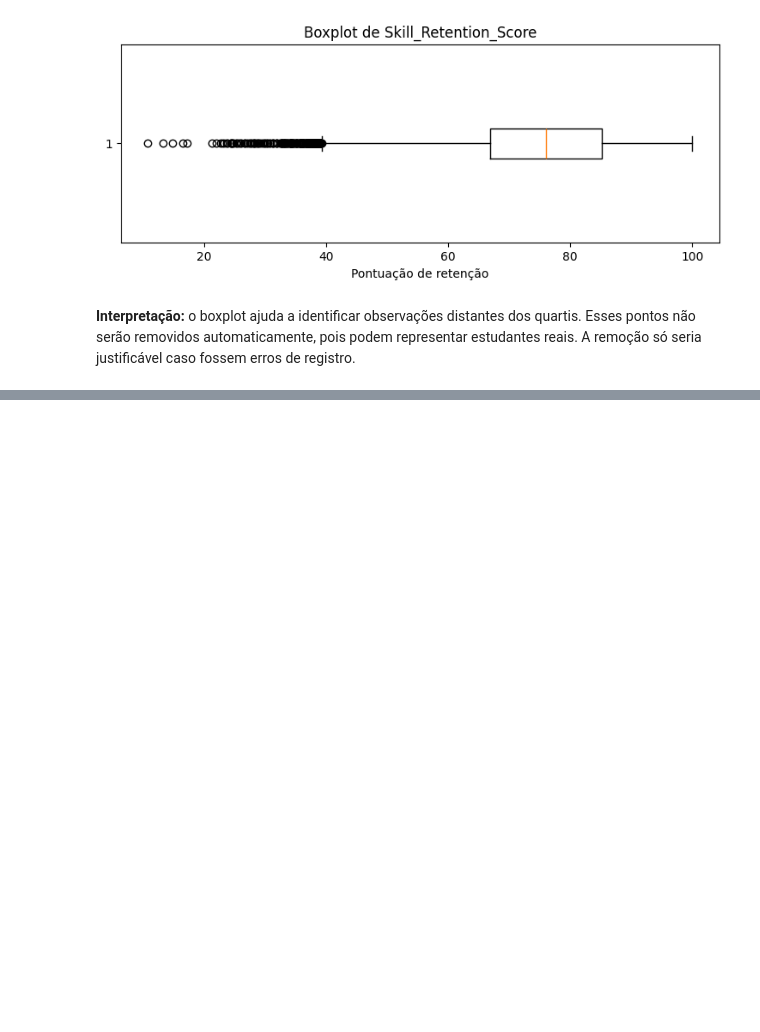
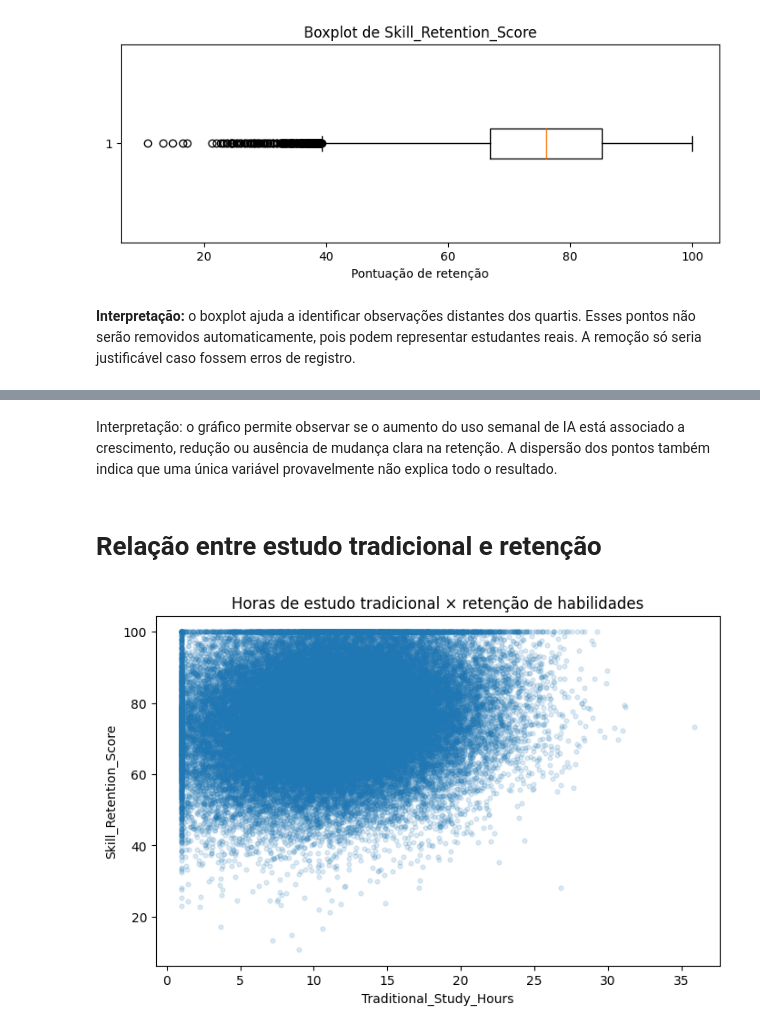
Before and after one commit to thaynagoncalves/projeto-final-IA, a Jupyter notebook: ProjetoFInal_IA.ipynb, the cells around one changed output, grey strips where cells are left out. Cells and saved outputs as stored; diff of their text form; code cells hidden in the pictures; blank space fills up the shorter version.

```diff
--- a/ProjetoFInal_IA.ipynb
+++ b/ProjetoFInal_IA.ipynb
@@ -344,0 +399,18 @@ plt.show()
+# %% [markdown]
+Interpretação: o gráfico permite observar se o aumento do uso semanal de IA está associado a crescimento, redução ou ausência de mudança clara na retenção. A dispersão dos pontos também indica que uma única variável provavelmente não explica todo o resultado.
+# %% [markdown]
+# Relação entre estudo tradicional e retenção
+# %%
+fig, ax = plt.subplots(figsize=(8, 5))
+ax.scatter(
+    df["Traditional_Study_Hours"],
+    df[alvo],
+    alpha=0.15,
+    s=12
+)
+ax.set_title("Horas de estudo tradicional × retenção de habilidades")
+ax.set_xlabel("Traditional_Study_Hours")
+ax.set_ylabel(alvo)
+plt.show()
+# %% [output]
+[figure, added]
```
Also changed, not shown: parts of 21 cells of this notebook.
